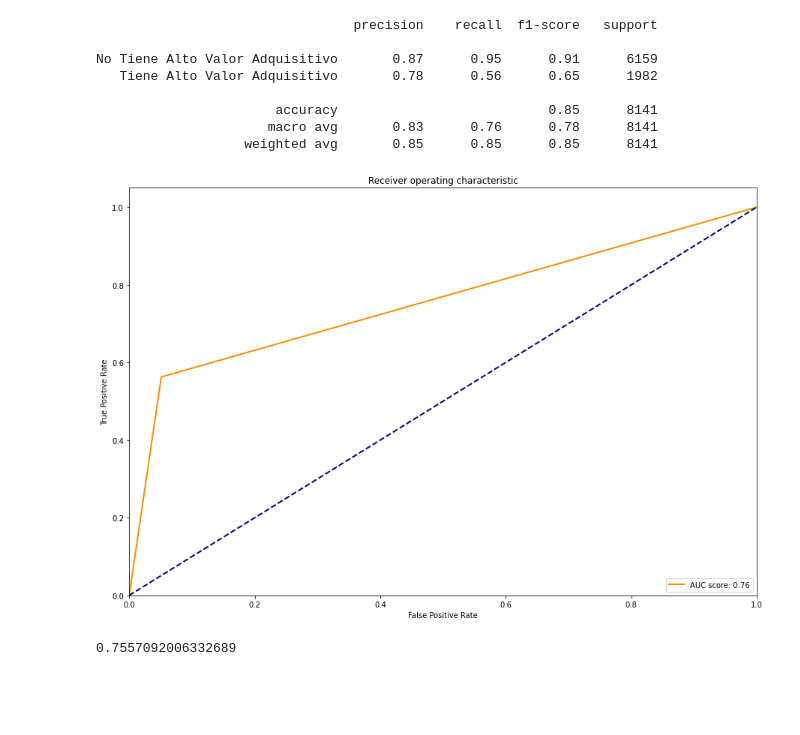
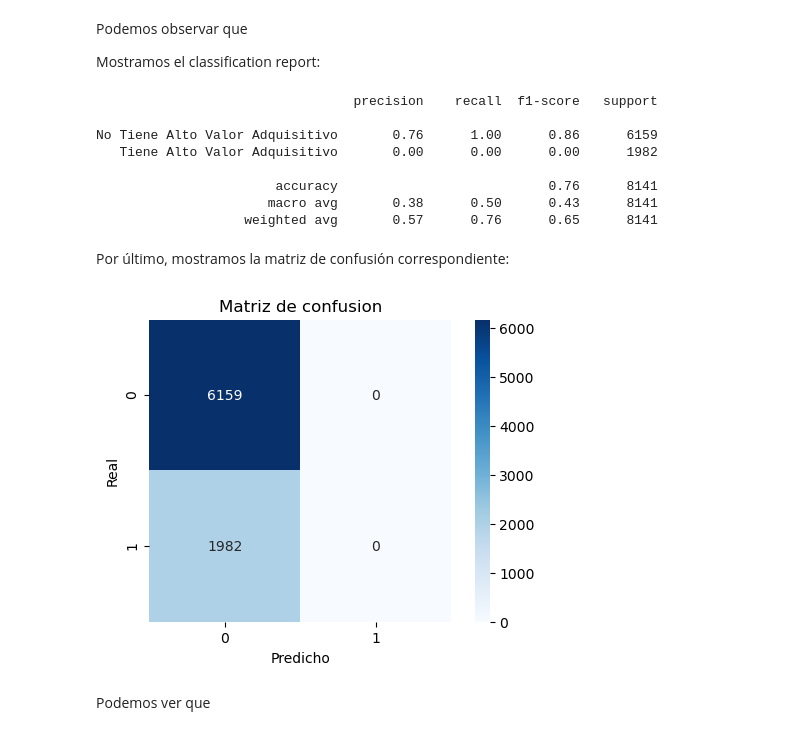
Before and after one commit to MateoCraviotto/Organizacion-de-datos-fiuba-1, a Jupyter notebook: TP2/RandomForest.ipynb, the cells around one changed output. Saved outputs shown, nothing was run; the diff lists cells and outputs as text; code cells hidden in the pictures; blank space fills up the shorter version.

```diff
--- a/TP2/RandomForest.ipynb
+++ b/TP2/RandomForest.ipynb
@@ -64,19 +126,17 @@ Promedio de la combinacion 0.8633038748418013
+# %% [markdown]
+Podemos observar que
+
+Mostramos el classification report:
 # %%
-parametros_random_forest = mejor_combinacion.loc[:].values[0]
-random_forest = RandomForestClassifier(max_depth = parametros_random_forest[0], n_estimators = parametros_random_forest[1],
-                                       criterion = parametros_random_forest[2])
-random_forest.fit(X_train,y_train)
-y_pred = random_forest.predict(X_test)
 print(classification_report(y_test, y_pred, target_names=['No Tiene Alto Valor Adquisitivo', 'Tiene Alto Valor Adquisitivo']))
-graficar_auc_roc(y_test,y_pred)
 # %% [output]
                                  precision    recall  f1-score   support
 
-No Tiene Alto Valor Adquisitivo       0.87      0.95      0.91      6159
-   Tiene Alto Valor Adquisitivo       0.78      0.56      0.65      1982
+No Tiene Alto Valor Adquisitivo       0.76      1.00      0.86      6159
+   Tiene Alto Valor Adquisitivo       0.00      0.00      0.00      1982
 
-                       accuracy                           0.85      8141
-                      macro avg       0.83      0.76      0.78      8141
-                   weighted avg       0.85      0.85      0.85      8141
+                       accuracy                           0.76      8141
+                      macro avg       0.38      0.50      0.43      8141
+                   weighted avg       0.57      0.76      0.65      8141
-[figure, removed]
-0.7557092006332689
+# %% [markdown]
+Por último, mostramos la matriz de confusión correspondiente:
@@ -82,0 +145,6 @@ No Tiene Alto Valor Adquisitivo       0.87      0.95      0.91      6159
+# %%
+graficar_matriz_confusion(y_test, y_pred)
+# %% [output]
+[figure, added]
+# %% [markdown]
+Podemos ver que
```
Also changed, not shown: parts of 40 cells of this notebook, 1 other file.
